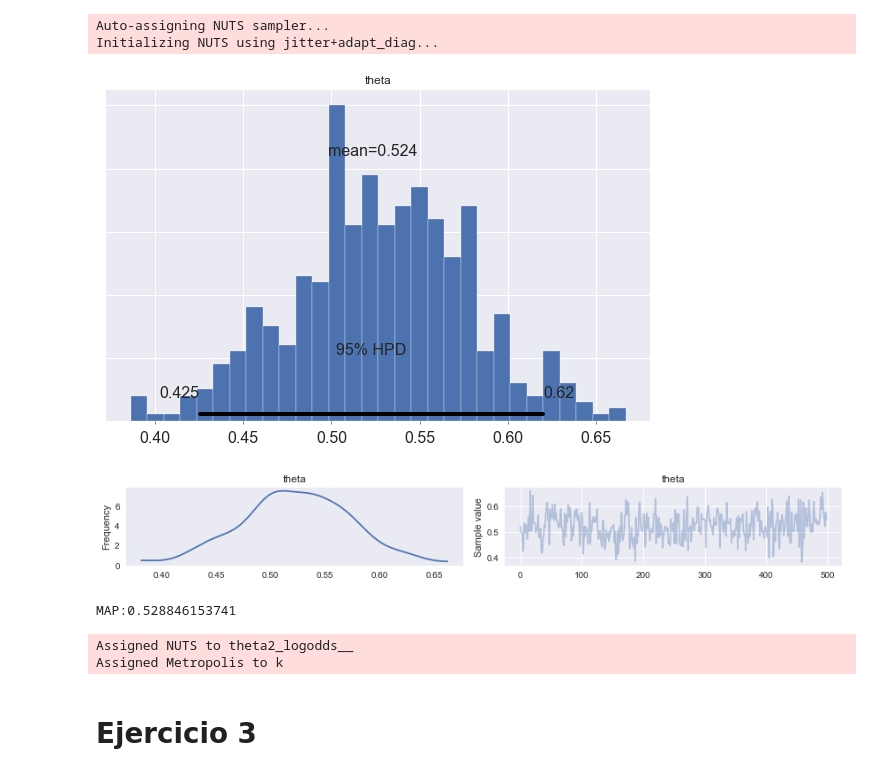
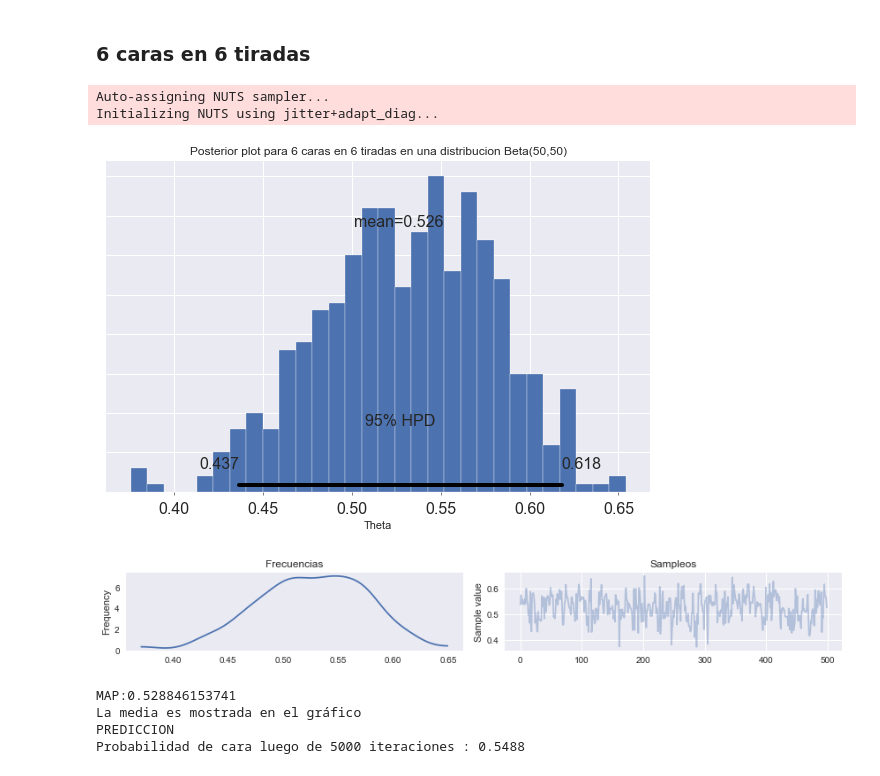
Before and after one commit to brianbok/cienciadatos-entregas, a Jupyter notebook: tp5/Tp5.ipynb, the cells around one changed output. Cells and saved outputs as stored; diff of their text form; code cells hidden in the pictures.

```diff
--- a/tp5/Tp5.ipynb
+++ b/tp5/Tp5.ipynb
@@ -12,22 +9,26 @@ Calculamos la posterior de ambos modelos y la graficamos (Notar que en el grafic
 # %%
-def modelator_binomial(n, observed, beta1, beta2):
+def modelator_binomial(n, observed, beta1, beta2, n_iteraciones):
     model1 = pm.Model()
-    model2 = pm.Model()
     with model1:
         theta = pm.Beta('theta', beta1, beta2)
         k = pm.Binomial('k',p=theta, n=n, observed=observed)
         p1 = pm.sample()
-        pm.plot_posterior(p1)
-        plt.show()
-        pm.traceplot(p1)
+        ax1 = pm.plot_posterior(p1)
+        ax1.set_title("Posterior plot para %d caras en %d tiradas en una distribucion Beta(%d,%d)" % (observed, n, beta1, beta2))
+        ax1.set_xlabel("Theta")
+        ax2 = pm.traceplot(p1)
+        ax2[0][0].set_title("Frecuencias")
+        ax2[0][1].set_title("Sampleos")
         plt.show()
 
         map_estimate1 = pm.find_MAP(model=model1)
+
+        k_observados = pm.Bernoulli('k_observados', p=theta)
+
+        trace = pm.sample(n_iteraciones, step=pm.Metropolis(), progressbar=True)
+
+
         print "MAP:" + str(map_estimate1['theta'])
-
-    with model2:
-        theta = pm.Beta('theta2', beta1, beta2)
-        k = pm.Binomial('k',p=theta, n=n)
-        p2 = pm.sample()
-
-    return (model1, p1, model2, p2)
+        print "La media es mostrada en el gráfico"
+        print "PREDICCION"
+        print("Probabilidad de cara luego de "+ str(n_iteraciones) +" iteraciones : " + str((sum(trace['k_observados']) / float(n_iteraciones))))
@@ -44,12 +96,13 @@ Assigned Metropolis to k
+# %% [markdown]
+### 6 caras en 6 tiradas
 # %%
-model2_1, p2_1, model2_2, p2_2 = modelator_binomial(6,6, 50,50 )
+modelator_binomial(6,6, 50,50,5000)
 # %% [output]
 Auto-assigning NUTS sampler...
 Initializing NUTS using jitter+adapt_diag...
-[figure, old version]
+[figure, new version]
-[figure, old version]
+[figure, new version]
 MAP:0.528846153741
+La media es mostrada en el gráfico
+PREDICCION
+Probabilidad de cara luego de 5000 iteraciones : 0.5488
-Assigned NUTS to theta2_logodds__
-Assigned Metropolis to k
-# %% [markdown]
-# Ejercicio 3
```
Also changed, not shown: parts of 16 cells of this notebook, 3 other files.
